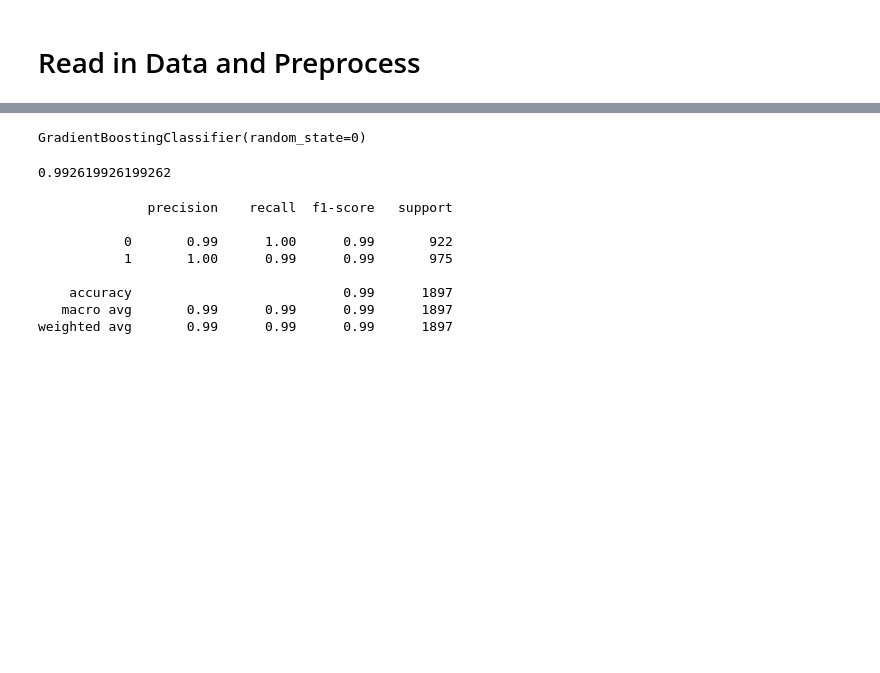
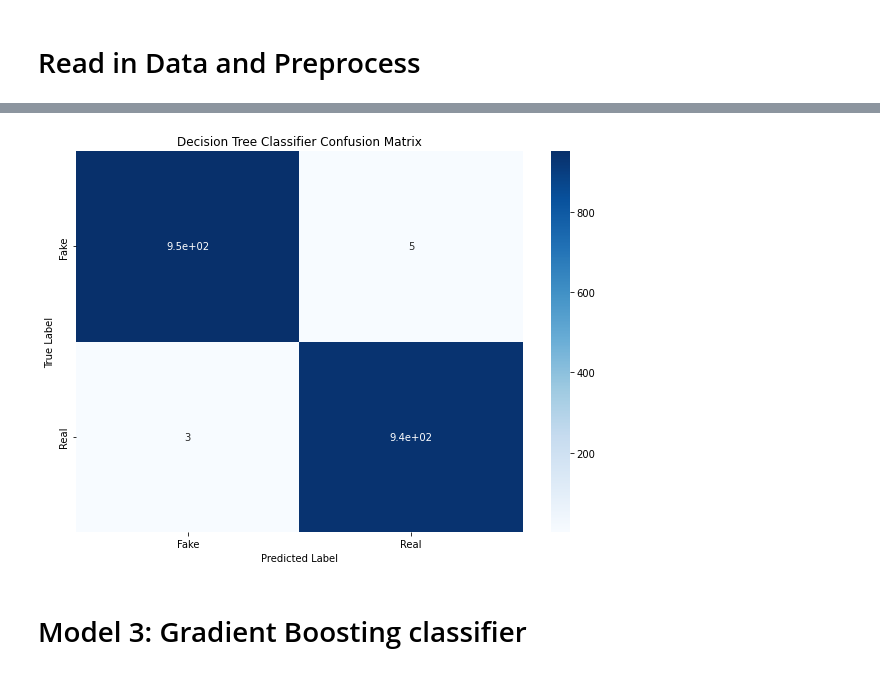
Before and after one commit to ThishenP/covid-19-fake-news-detection, a Jupyter notebook: Covid-Fake-News.ipynb, the cells around one changed output, grey strips where cells are left out. Drawn from its saved outputs; the diff is of its cells as text; code cells hidden in the pictures; blank space fills up the shorter version.

```diff
--- a/Covid-Fake-News.ipynb
+++ b/Covid-Fake-News.ipynb
@@ -162,7 +144,14 @@ weighted avg       0.99      0.99      0.99      1897
+# %%
+plot_conf_matrix(y_pred, y_test, title="Decision Tree Classifier")
+# %% [output]
+[figure, added]
+# %% [markdown]
+# Model 3: Gradient Boosting classifier
 # %%
 from sklearn.ensemble import GradientBoostingClassifier
 
-GBC = GradientBoostingClassifier(random_state=0)
-GBC.fit(xv_train, y_train)
+gbt_model = GradientBoostingClassifier()
+# Fit model
+gbt_model.fit(X_train, y_train)
+# Predict
+y_pred = gbt_model.predict(X_test)
-# %% [output]
-GradientBoostingClassifier(random_state=0)
@@ -171,15 +158,4 @@ pred_gbc = GBC.predict(xv_test)
 # %%
-GBC.score(xv_test, y_test)
+print(f"Test Accuracy: {accuracy_score(y_test, y_pred)}")
-# %% [output]
-0.992619926199262
 # %%
-print(classification_report(y_test, pred_gbc))
+print(classification_report(y_test, y_pred))
-# %% [output]
-              precision    recall  f1-score   support
-
-           0       0.99      1.00      0.99       922
-           1       1.00      0.99      0.99       975
-
-    accuracy                           0.99      1897
-   macro avg       0.99      0.99      0.99      1897
-weighted avg       0.99      0.99      0.99      1897
```
Also changed, not shown: parts of 31 cells of this notebook.
